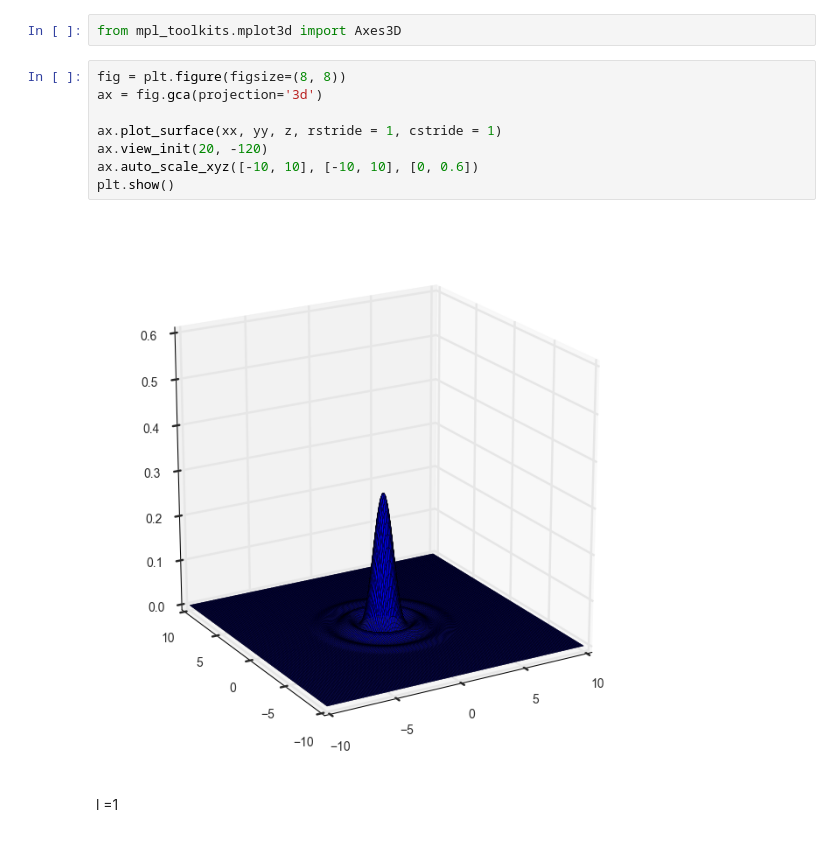
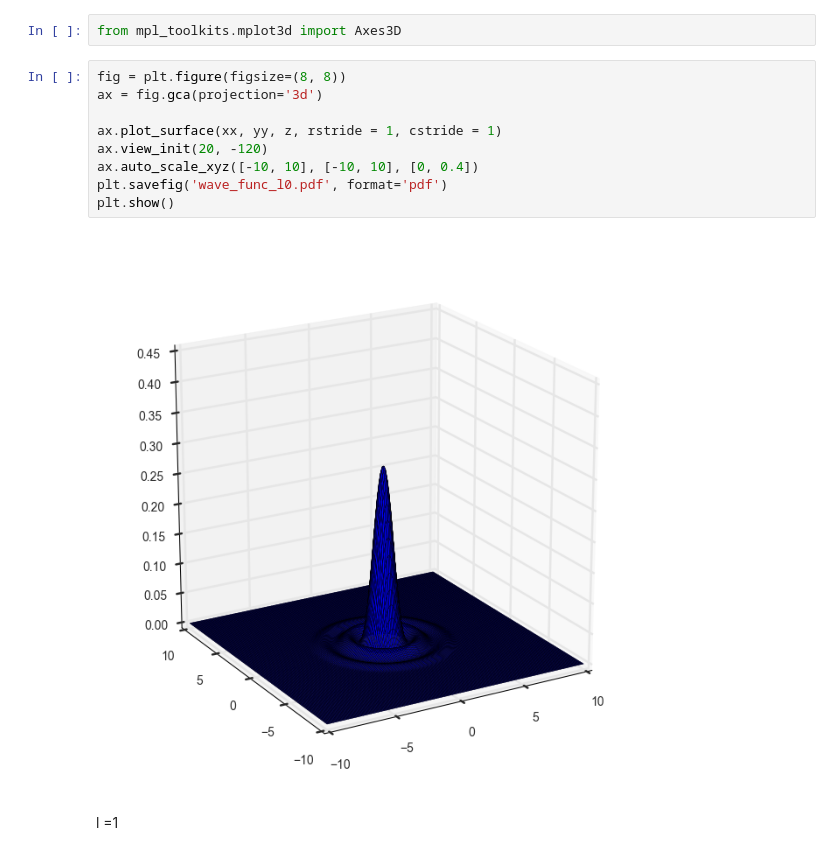
Before and after one commit to elena-orlova/electron, a Jupyter notebook: Potentials.ipynb, the cells around one changed output. Cells and saved outputs as stored; diff of their text form.

```diff
--- a/Potentials.ipynb
+++ b/Potentials.ipynb
@@ -277,13 +294,14 @@ from mpl_toolkits.mplot3d import Axes3D
 # %%
 fig = plt.figure(figsize=(8, 8))
 ax = fig.gca(projection='3d')
 
 ax.plot_surface(xx, yy, z, rstride = 1, cstride = 1)
 ax.view_init(20, -120)
-ax.auto_scale_xyz([-10, 10], [-10, 10], [0, 0.6])
+ax.auto_scale_xyz([-10, 10], [-10, 10], [0, 0.4])
+plt.savefig('wave_func_l0.pdf', format='pdf')
 plt.show()
 # %% [output]
-[figure, old version]
+[figure, new version]
 # %% [markdown]
 l =1
 # %%
```
Also changed, not shown: parts of 35 cells of this notebook, 10 other files.
